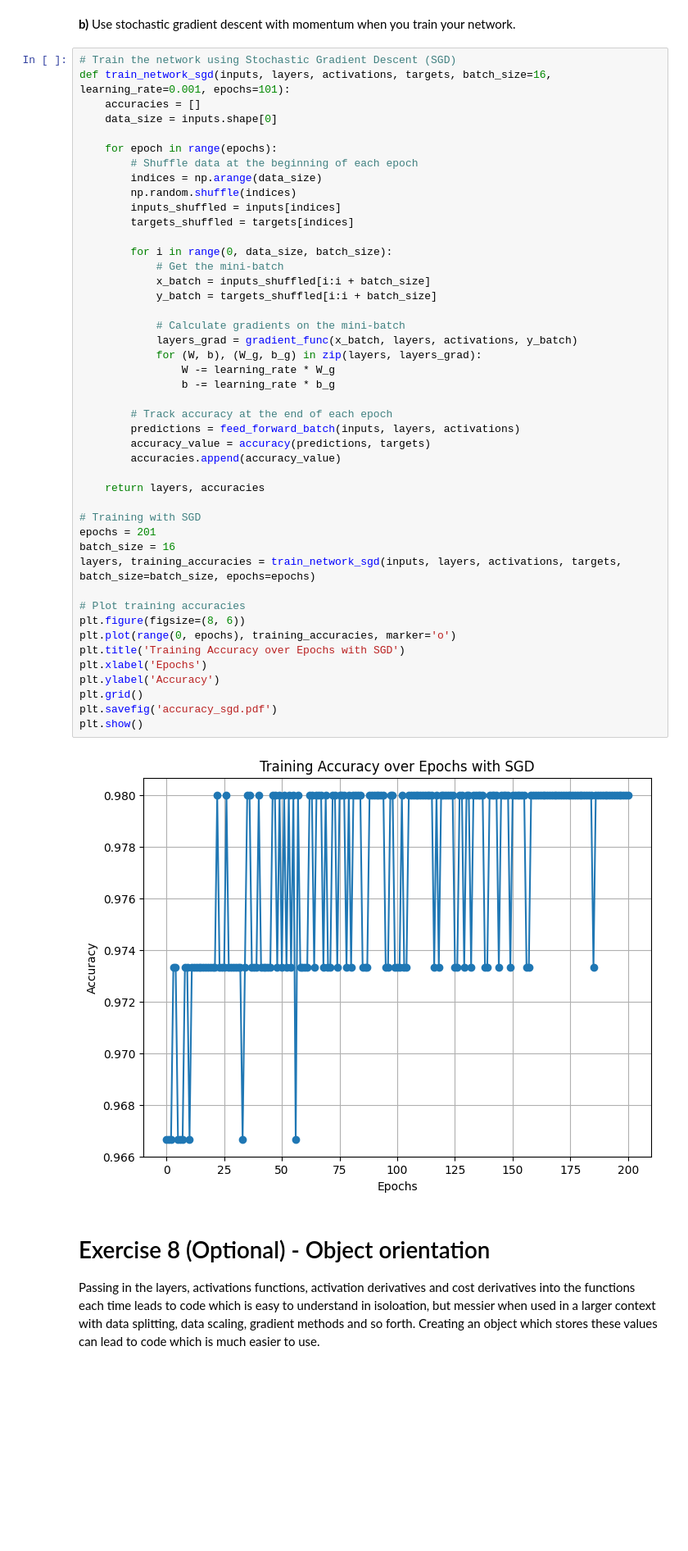
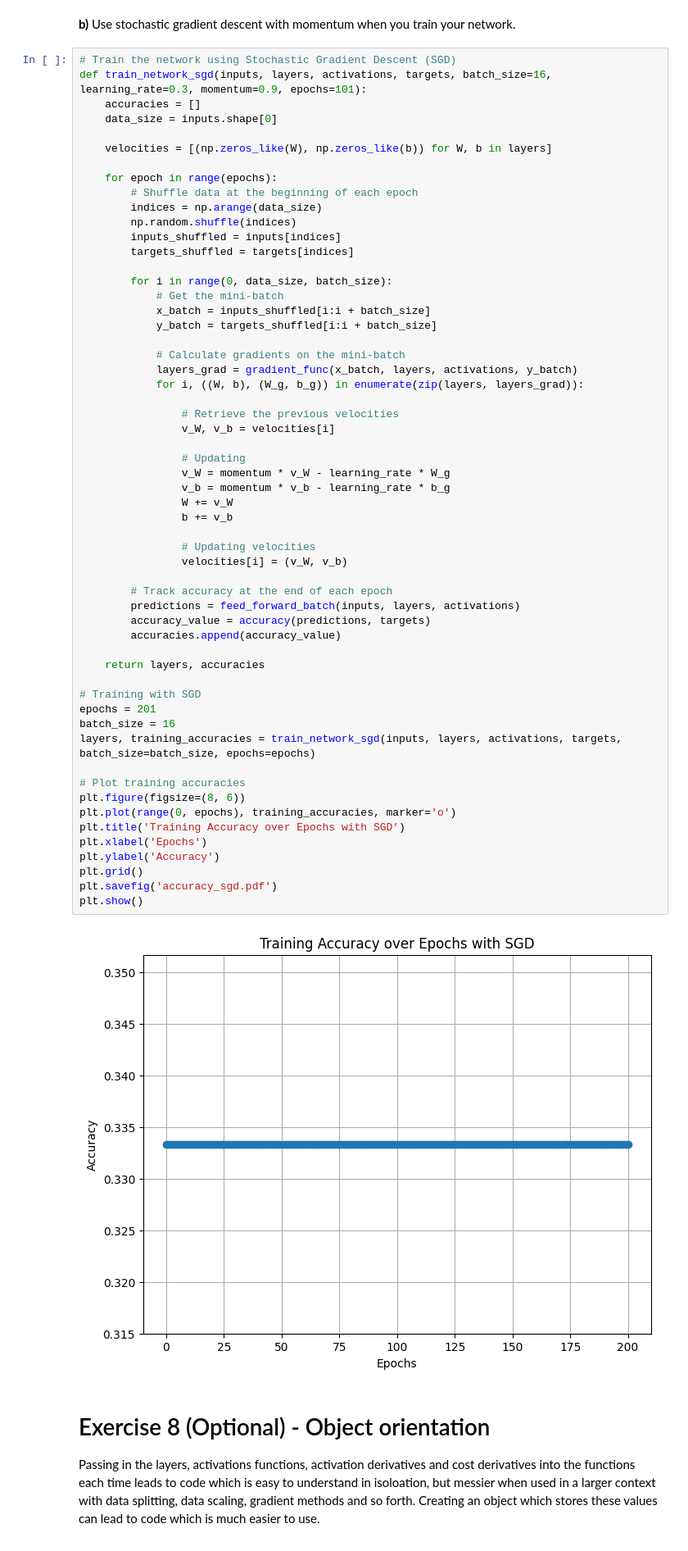
Before and after one commit to EdvardRornes/FYS-STK4155, a Jupyter notebook: Exercises/Week43/exercisesweek43.ipynb, the cells around one changed output. Shown at 82% size. Saved outputs shown, nothing was run; the diff lists cells and outputs as text; blank space fills up the shorter version.

Commit message:
Added momentum and identified some mistakes. Excercise 7 does not work properly, there must be some mistakes somewhere

```diff
--- a/Exercises/Week43/exercisesweek43.ipynb
+++ b/Exercises/Week43/exercisesweek43.ipynb
@@ -518,9 +518,11 @@ TypeError: backpropagation() missing 1 required positional argument: 'activation
 **b)** Use stochastic gradient descent with momentum when you train your network.
 # %%
 # Train the network using Stochastic Gradient Descent (SGD)
-def train_network_sgd(inputs, layers, activations, targets, batch_size=16, learning_rate=0.001, epochs=101):
+def train_network_sgd(inputs, layers, activations, targets, batch_size=16, learning_rate=0.3, momentum=0.9, epochs=101):
     accuracies = []
     data_size = inputs.shape[0]
+
+    velocities = [(np.zeros_like(W), np.zeros_like(b)) for W, b in layers]
 
     for epoch in range(epochs):
         # Shuffle data at the beginning of each epoch
@@ -532,37 +534,47 @@ def train_network_sgd(inputs, layers, activations, targets, batch_size=16, learn
         for i in range(0, data_size, batch_size):
             # Get the mini-batch
             x_batch = inputs_shuffled[i:i + batch_size]
             y_batch = targets_shuffled[i:i + batch_size]
 
             # Calculate gradients on the mini-batch
             layers_grad = gradient_func(x_batch, layers, activations, y_batch)
-            for (W, b), (W_g, b_g) in zip(layers, layers_grad):
-                W -= learning_rate * W_g
-                b -= learning_rate * b_g
+            for i, ((W, b), (W_g, b_g)) in enumerate(zip(layers, layers_grad)):
+
+                # Retrieve the previous velocities
+                v_W, v_b = velocities[i]
+
+                # Updating
+                v_W = momentum * v_W - learning_rate * W_g
+                v_b = momentum * v_b - learning_rate * b_g
+                W += v_W
+                b += v_b
+
+                # Updating velocities
+                velocities[i] = (v_W, v_b)
 
         # Track accuracy at the end of each epoch
         predictions = feed_forward_batch(inputs, layers, activations)
         accuracy_value = accuracy(predictions, targets)
         accuracies.append(accuracy_value)
 
     return layers, accuracies
 
 # Training with SGD
 epochs = 201
 batch_size = 16
 layers, training_accuracies = train_network_sgd(inputs, layers, activations, targets, batch_size=batch_size, epochs=epochs)
 
 # Plot training accuracies
 plt.figure(figsize=(8, 6))
 plt.plot(range(0, epochs), training_accuracies, marker='o')
 plt.title('Training Accuracy over Epochs with SGD')
 plt.xlabel('Epochs')
 plt.ylabel('Accuracy')
 plt.grid()
 plt.savefig('accuracy_sgd.pdf')
 plt.show()
 # %% [output]
-[figure, old version]
+[figure, new version]
 # %% [markdown]
 # Exercise 8 (Optional) - Object orientation
 
```
Also changed, not shown: 3 other files.
